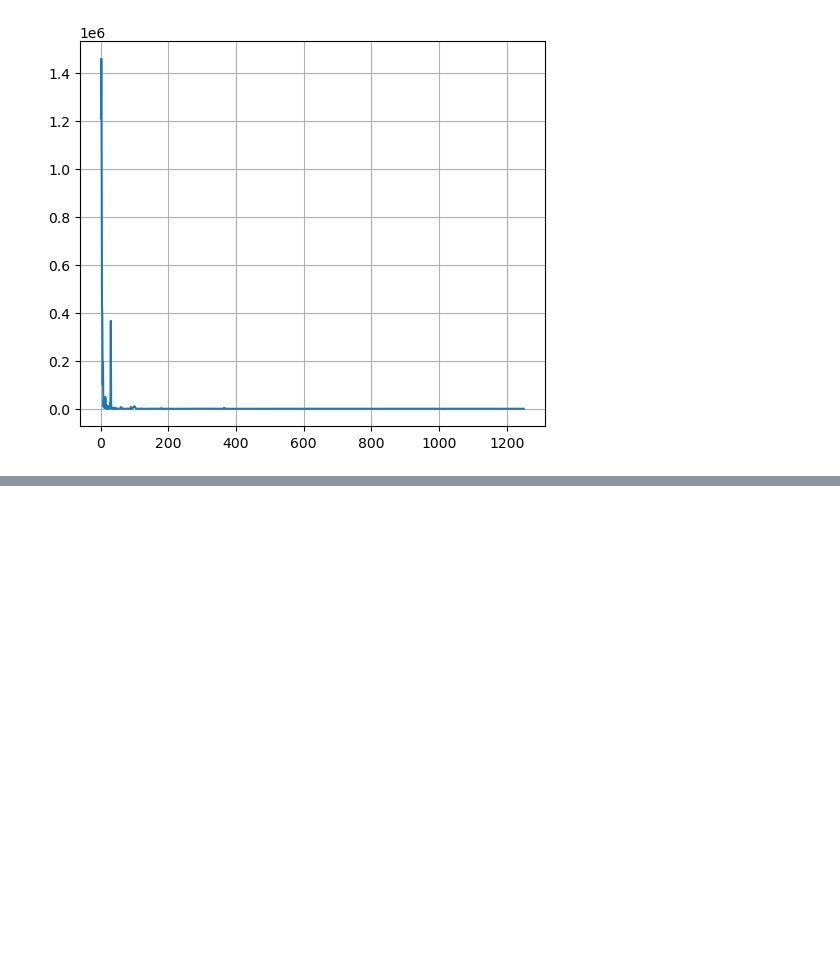
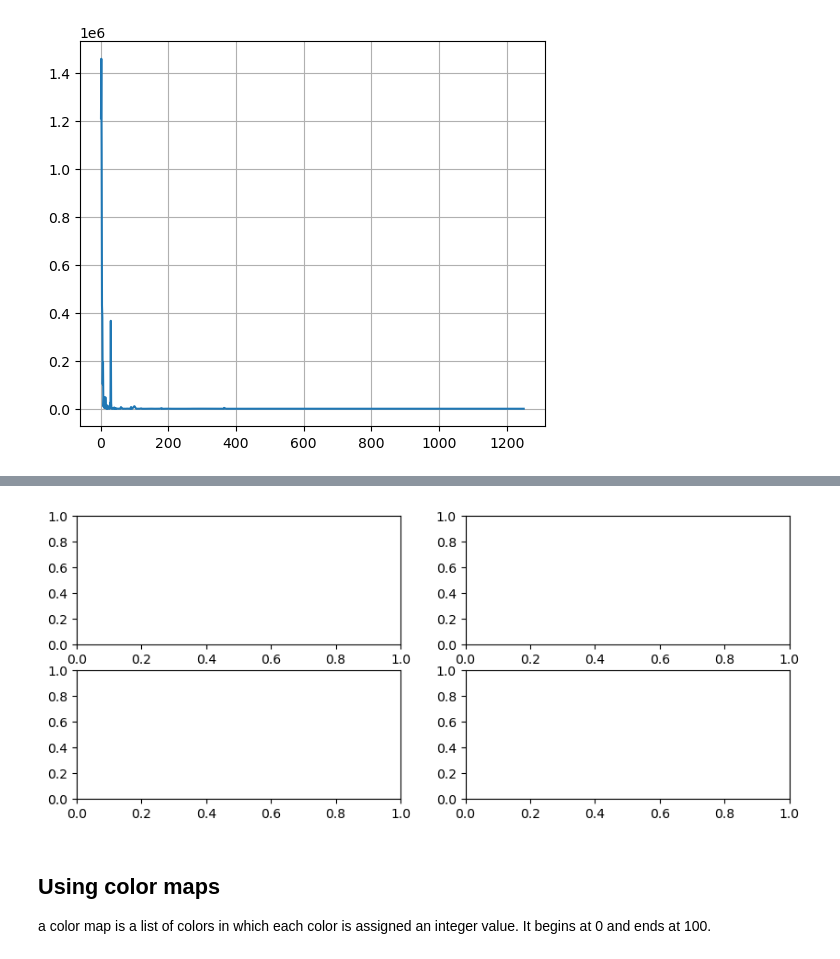
Before and after one commit to Maxwellken/my_assignment-, a Jupyter notebook: matplots.ipynb, the cells around one changed output, grey strips where cells are left out. Saved outputs shown, nothing was run; the diff lists cells and outputs as text; code cells hidden in the pictures; blank space fills up the shorter version.

```diff
--- a/matplots.ipynb
+++ b/matplots.ipynb
@@ -174,0 +209,7 @@ plt.show()
+# %%
+fig, axes = plt.subplots(2, 2, figsize=(10, 4))  # 2 row, 2 columns
+# %% [output]
+[figure, added]
+# %% [markdown]
+## Using color maps
+a color map is a list of colors in which each color is assigned an integer value. It begins at 0 and ends at 100.
```
Also changed, not shown: parts of 9 cells of this notebook.
